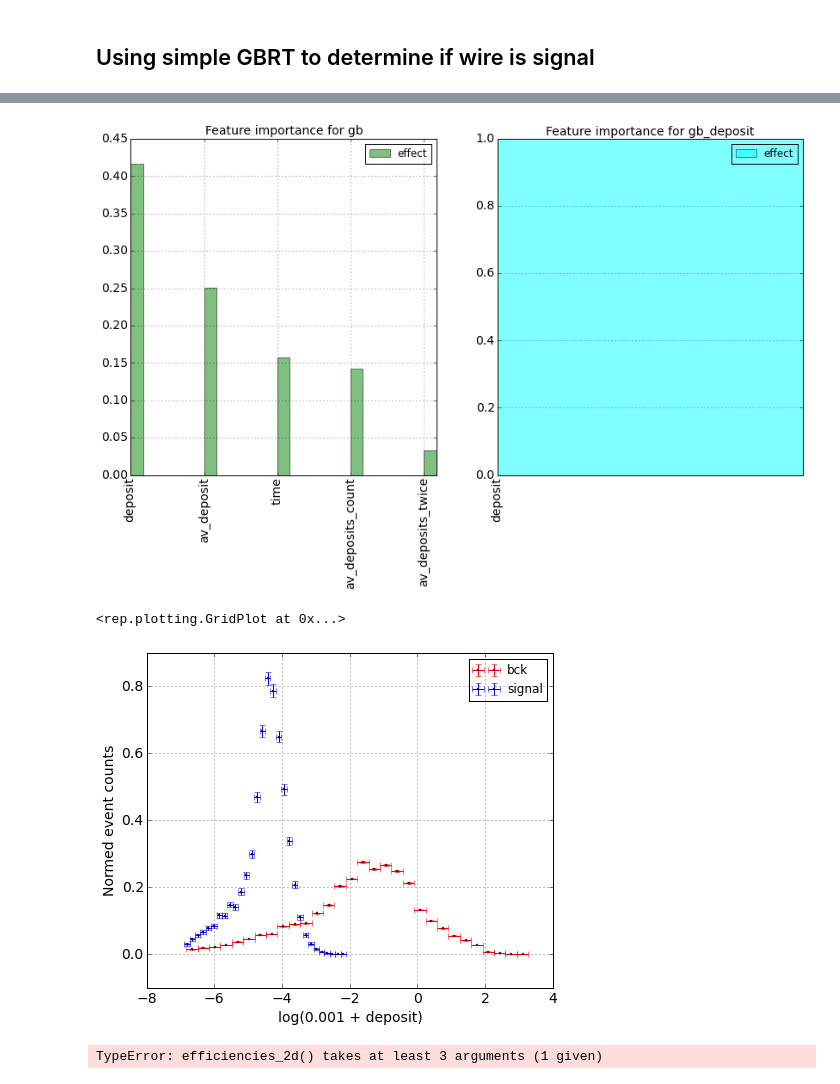
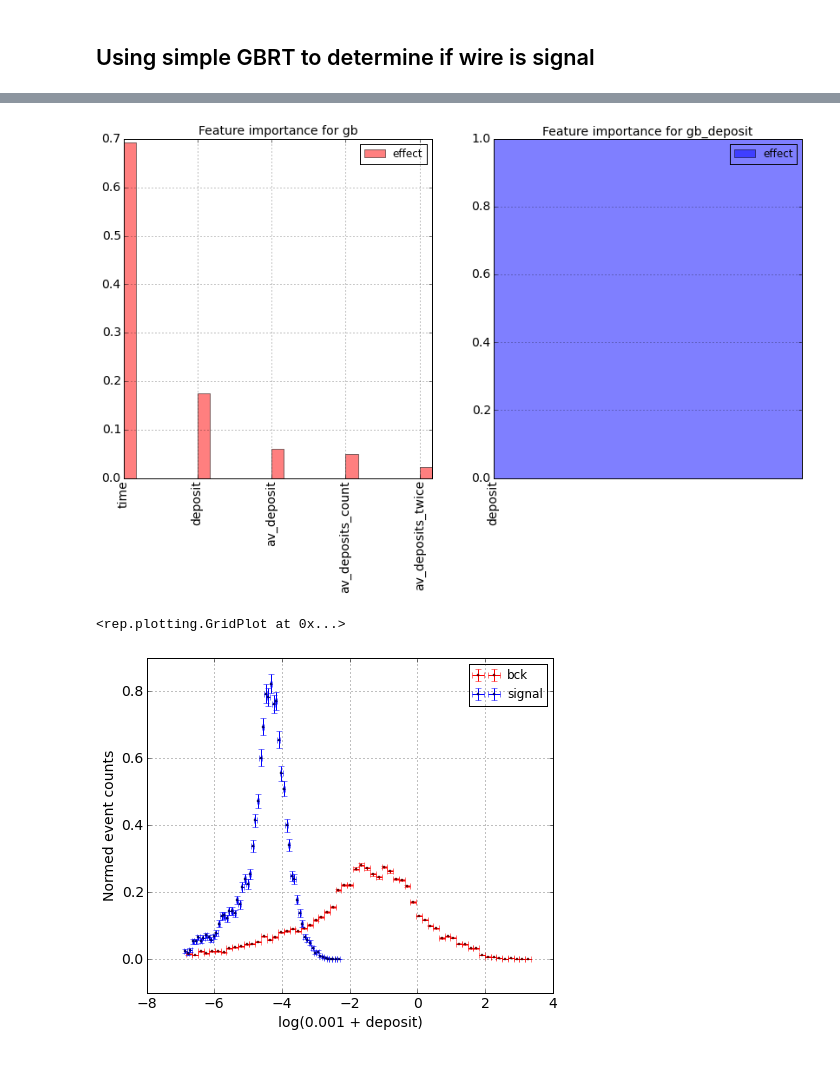
Before and after one commit to ewengillies/track-finding-yandex, a Jupyter notebook: notebooks/LocalBasedFiltering.ipynb, the cells around one changed output, grey strips where cells are left out. Saved outputs shown, nothing was run; the diff lists cells and outputs as text; code cells hidden in the pictures.

Commit message:
Added in time to local based filtering

```diff
--- a/notebooks/LocalBasedFiltering.ipynb
+++ b/notebooks/LocalBasedFiltering.ipynb
@@ -14,7 +14,7 @@ labels = numpy.vstack(hits.get_hit_types(i) for i in range(hits.n_events))
 # %%
 deposits = numpy.vstack(hits.get_energy_deposits(i) for i in range(hits.n_events))
 # %%
-time = numpy.vstack(hits.get_measurement(i,"CdcCell_t")%1170 for i in range(hits.n_events))
+time = numpy.vstack((hits.get_measurement(i,"CdcCell_t")%1170- hits.get_trigger_time(i))%1170  for i in range(hits.n_events))
 # %%
 labels.shape, deposits.shape
 # %% [output]
@@ -107,13 +103,9 @@ predictions.roc()
 # %%
 predictions.feature_importance().plot(figsize=[14, 7])
 # %% [output]
-[figure, old version]
+[figure, new version]
 # %%
-predictions.features_pdf(features=['log(0.001 + deposit)'])
+predictions.features_pdf(features=['log(0.001 + deposit)'], bins=60)
 # %% [output]
 <rep.plotting.GridPlot at 0x...>
-[figure, old version]
+[figure, new version]
-# %%
-predictions.compute_metric()
-# %% [output]
-TypeError: efficiencies_2d() takes at least 3 arguments (1 given)
```
Also changed, not shown: parts of 5 cells of this notebook.
